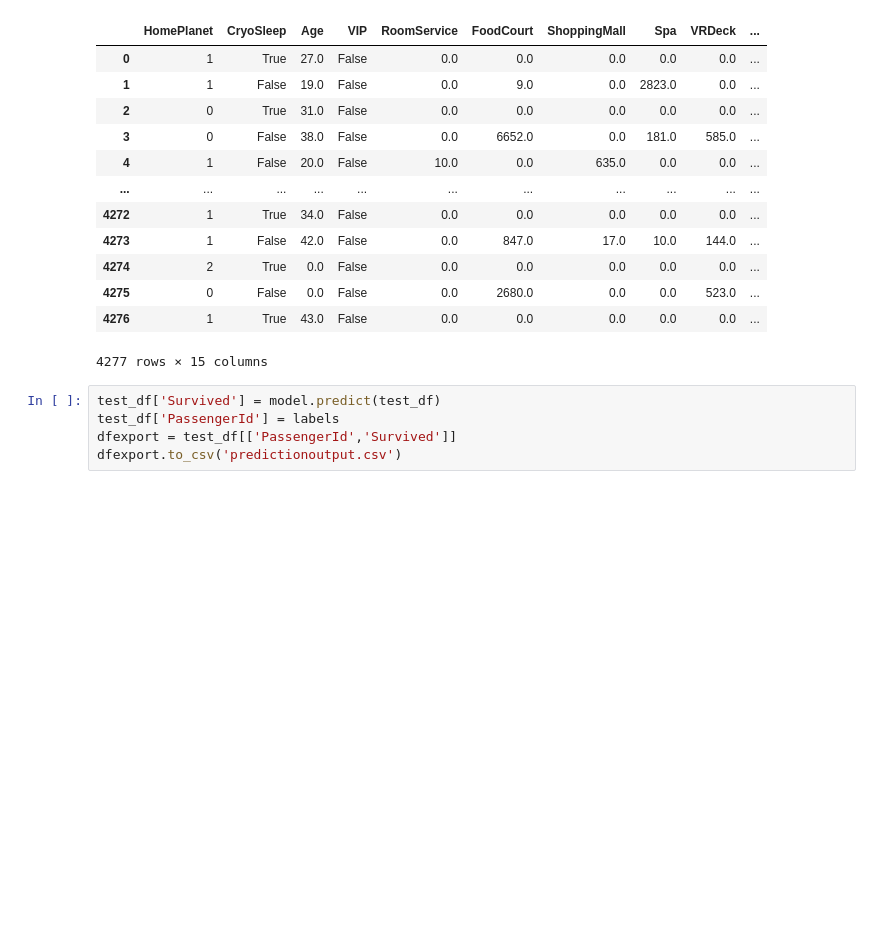
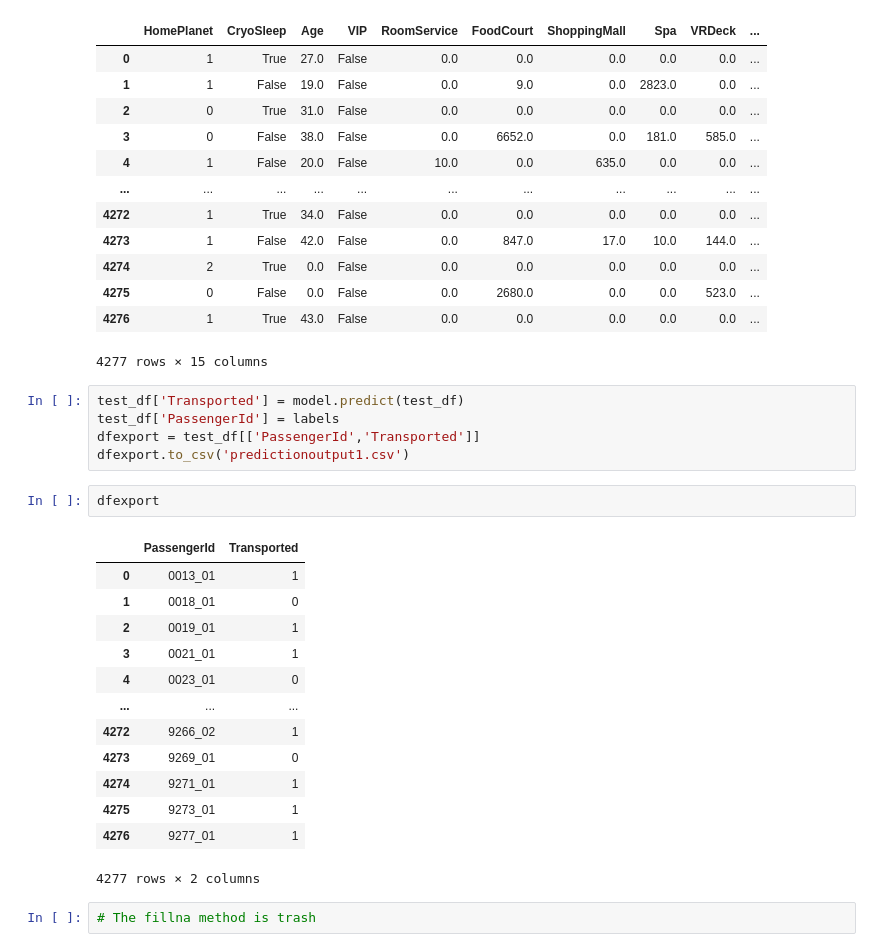
Before and after one commit to jjjj17/kaggle-spacetitanic, a Jupyter notebook: spacetitanic.ipynb, the cells around one changed output. Drawn from its saved outputs; the diff is of its cells as text; blank space fills up the shorter version.

```diff
--- a/spacetitanic.ipynb
+++ b/spacetitanic.ipynb
@@ -228,7 +228,25 @@ test_df
 | 4276 | 1 | True | 43.0 | False | 0.0 | 0.0 | 0.0 | 0.0 | 0.0 | ... |
 4277 rows × 15 columns
 # %%
-test_df['Survived'] = model.predict(test_df)
+test_df['Transported'] = model.predict(test_df)
 test_df['PassengerId'] = labels
-dfexport = test_df[['PassengerId','Survived']]
-dfexport.to_csv('predictionoutput.csv')
+dfexport = test_df[['PassengerId','Transported']]
+dfexport.to_csv('predictionoutput1.csv')
+# %%
+dfexport
+# %% [output]
+|  | PassengerId | Transported |
+| 0 | 0013_01 | 1 |
+| 1 | 0018_01 | 0 |
+| 2 | 0019_01 | 1 |
+| 3 | 0021_01 | 1 |
+| 4 | 0023_01 | 0 |
+| ... | ... | ... |
+| 4272 | 9266_02 | 1 |
+| 4273 | 9269_01 | 0 |
+| 4274 | 9271_01 | 1 |
+| 4275 | 9273_01 | 1 |
+| 4276 | 9277_01 | 1 |
+4277 rows × 2 columns
+# %%
+# The fillna method is trash
```
Also changed, not shown: parts of 5 cells of this notebook.
